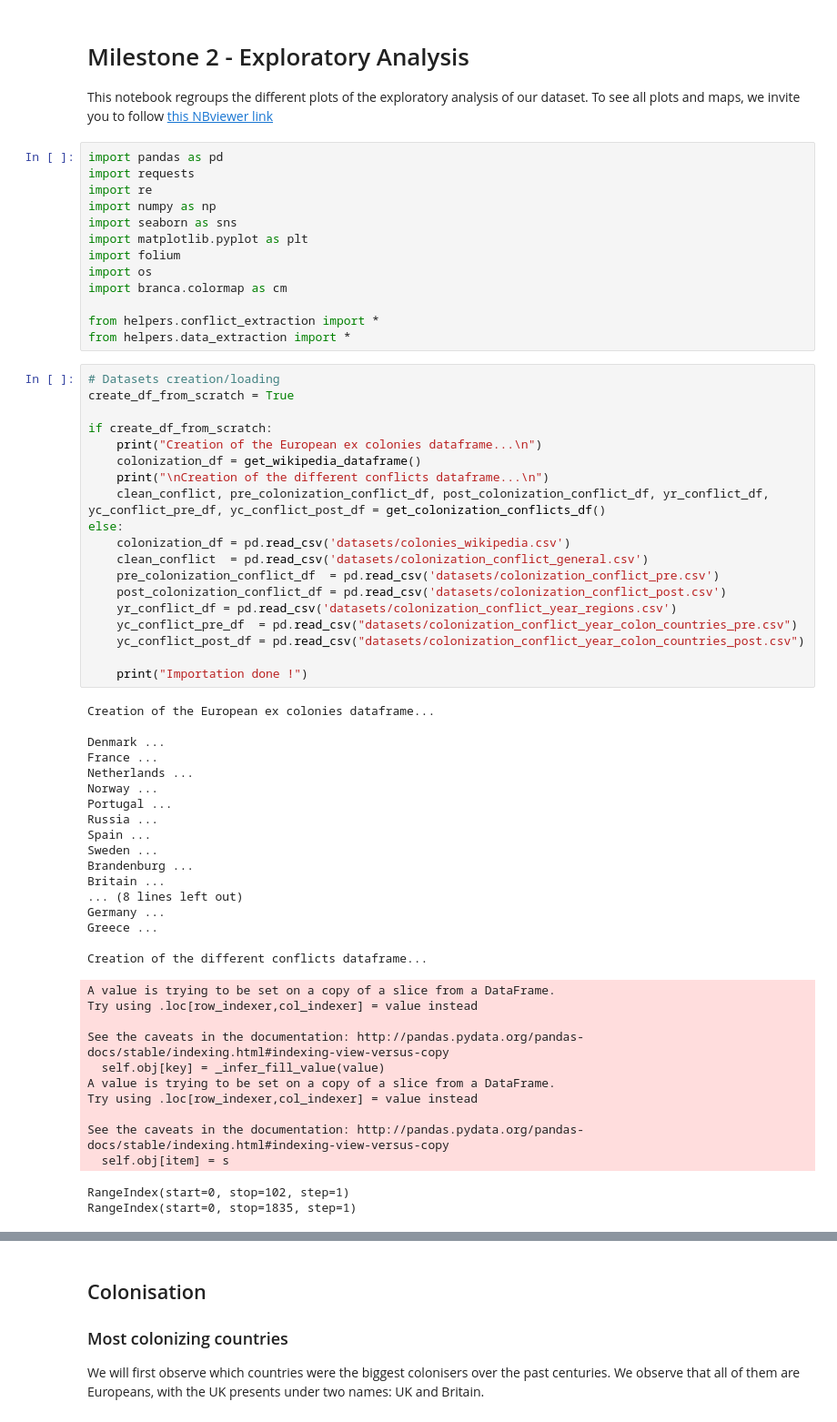
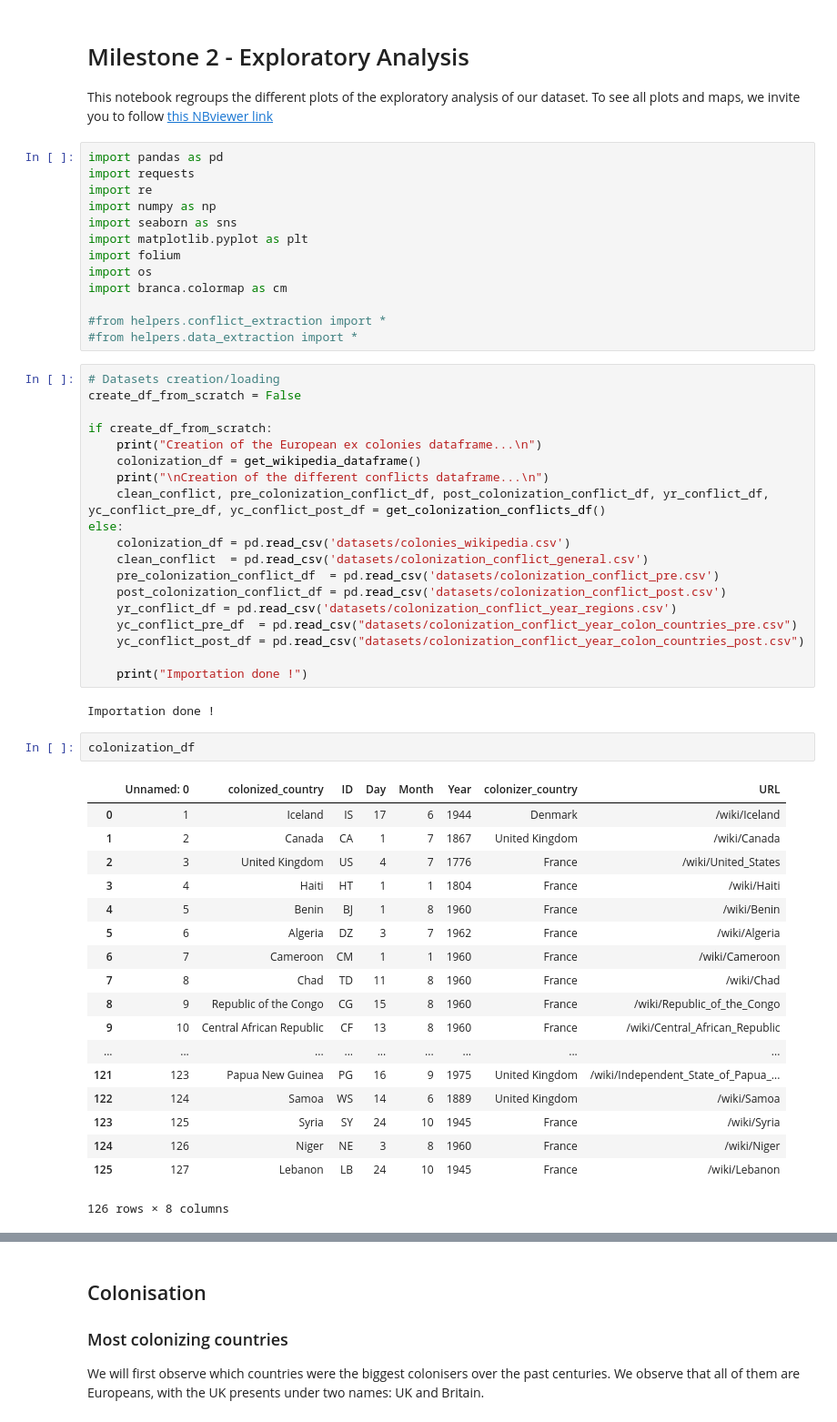
Before and after one commit to julied20/ada-2017, a Jupyter notebook: Project/exploratory_analysis.ipynb, the cells around one changed output, grey strips where cells are left out. Shown at 91% size. Drawn from its saved outputs; the diff is of its cells as text.

```diff
--- a/Project/exploratory_analysis.ipynb
+++ b/Project/exploratory_analysis.ipynb
@@ -14,11 +14,11 @@ import folium
 import os
 import branca.colormap as cm
 
-from helpers.conflict_extraction import *
-from helpers.data_extraction import *
+#from helpers.conflict_extraction import *
+#from helpers.data_extraction import *
 # %%
 # Datasets creation/loading
-create_df_from_scratch = True
+create_df_from_scratch = False
 
 if create_df_from_scratch:
     print("Creation of the European ex colonies dataframe...\n")
@@ -36,35 +36,28 @@ else:
 
     print("Importation done !")
 # %% [output]
-Creation of the European ex colonies dataframe...
-
-Denmark ...
-France ...
-Netherlands ...
-Norway ...
-Portugal ...
-Russia ...
-Spain ...
-Sweden ...
-Brandenburg ...
-Britain ...
-... (8 lines left out)
-Germany ...
-Greece ...
-
-Creation of the different conflicts dataframe...
+Importation done !
-A value is trying to be set on a copy of a slice from a DataFrame.
-Try using .loc[row_indexer,col_indexer] = value instead
-
-See the caveats in the documentation: http://pandas.pydata.org/pandas-docs/stable/indexing.html#indexing-view-versus-copy
-  self.obj[key] = _infer_fill_value(value)
-A value is trying to be set on a copy of a slice from a DataFrame.
-Try using .loc[row_indexer,col_indexer] = value instead
-
-See the caveats in the documentation: http://pandas.pydata.org/pandas-docs/stable/indexing.html#indexing-view-versus-copy
-  self.obj[item] = s
-RangeIndex(start=0, stop=102, step=1)
-RangeIndex(start=0, stop=1835, step=1)
+# %%
+colonization_df
+# %% [output]
+|  | Unnamed: 0 | colonized_country | ID | Day | Month | Year | colonizer_country | URL |
+| 0 | 1 | Iceland | IS | 17 | 6 | 1944 | Denmark | /wiki/Iceland |
+| 1 | 2 | Canada | CA | 1 | 7 | 1867 | United Kingdom | /wiki/Canada |
+| 2 | 3 | United Kingdom | US | 4 | 7 | 1776 | France | /wiki/United_States |
+| 3 | 4 | Haiti | HT | 1 | 1 | 1804 | France | /wiki/Haiti |
+| 4 | 5 | Benin | BJ | 1 | 8 | 1960 | France | /wiki/Benin |
+| 5 | 6 | Algeria | DZ | 3 | 7 | 1962 | France | /wiki/Algeria |
+| 6 | 7 | Cameroon | CM | 1 | 1 | 1960 | France | /wiki/Cameroon |
+| 7 | 8 | Chad | TD | 11 | 8 | 1960 | France | /wiki/Chad |
+| 8 | 9 | Republic of the Congo | CG | 15 | 8 | 1960 | France | /wiki/Republic_of_the_Congo |
+| 9 | 10 | Central African Republic | CF | 13 | 8 | 1960 | France | /wiki/Central_African_Republic |
+| ... | ... | ... | ... | ... | ... | ... | ... | ... |
+| 121 | 123 | Papua New Guinea | PG | 16 | 9 | 1975 | United Kingdom | /wiki/Independent_State_of_Papua_... |
+| 122 | 124 | Samoa | WS | 14 | 6 | 1889 | United Kingdom | /wiki/Samoa |
+| 123 | 125 | Syria | SY | 24 | 10 | 1945 | France | /wiki/Syria |
+| 124 | 126 | Niger | NE | 3 | 8 | 1960 | France | /wiki/Niger |
+| 125 | 127 | Lebanon | LB | 24 | 10 | 1945 | France | /wiki/Lebanon |
+126 rows × 8 columns
 # %%
 conflict_df = pd.read_csv('datasets/colonization_conflict_pre.csv').reset_index(drop=True)
 conflict_df.head(20)
```
Also changed, not shown: parts of 13 cells of this notebook, 3 other files.
